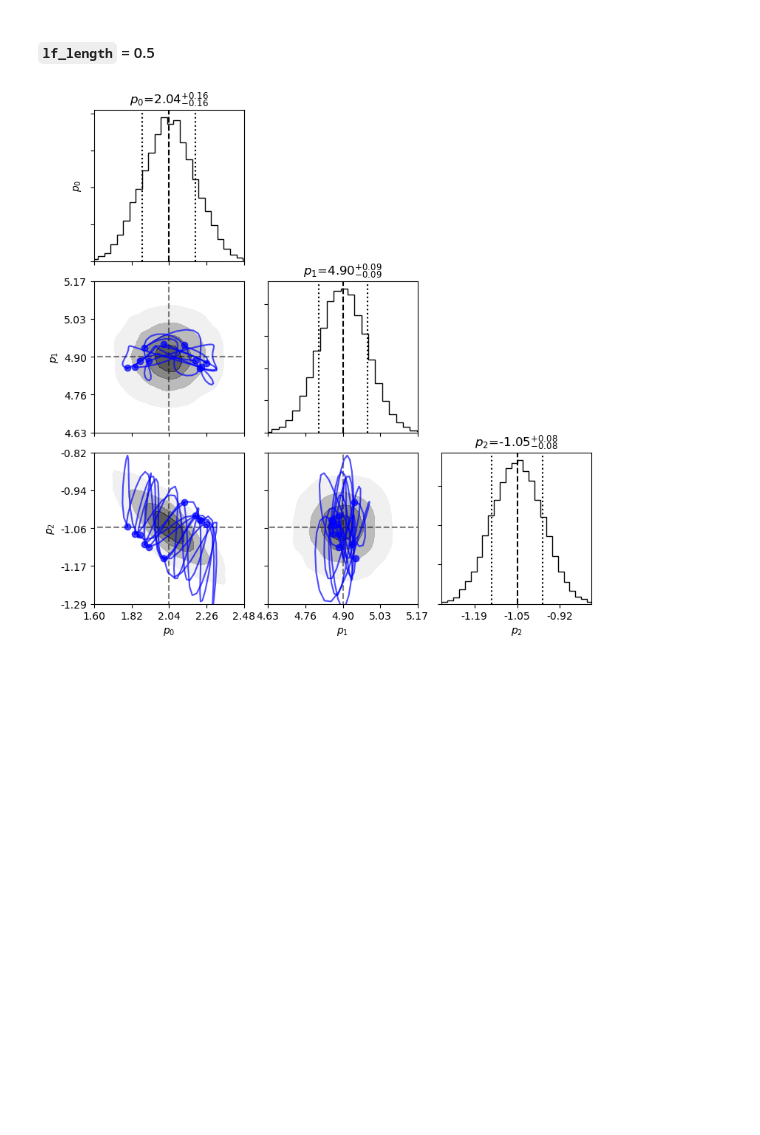
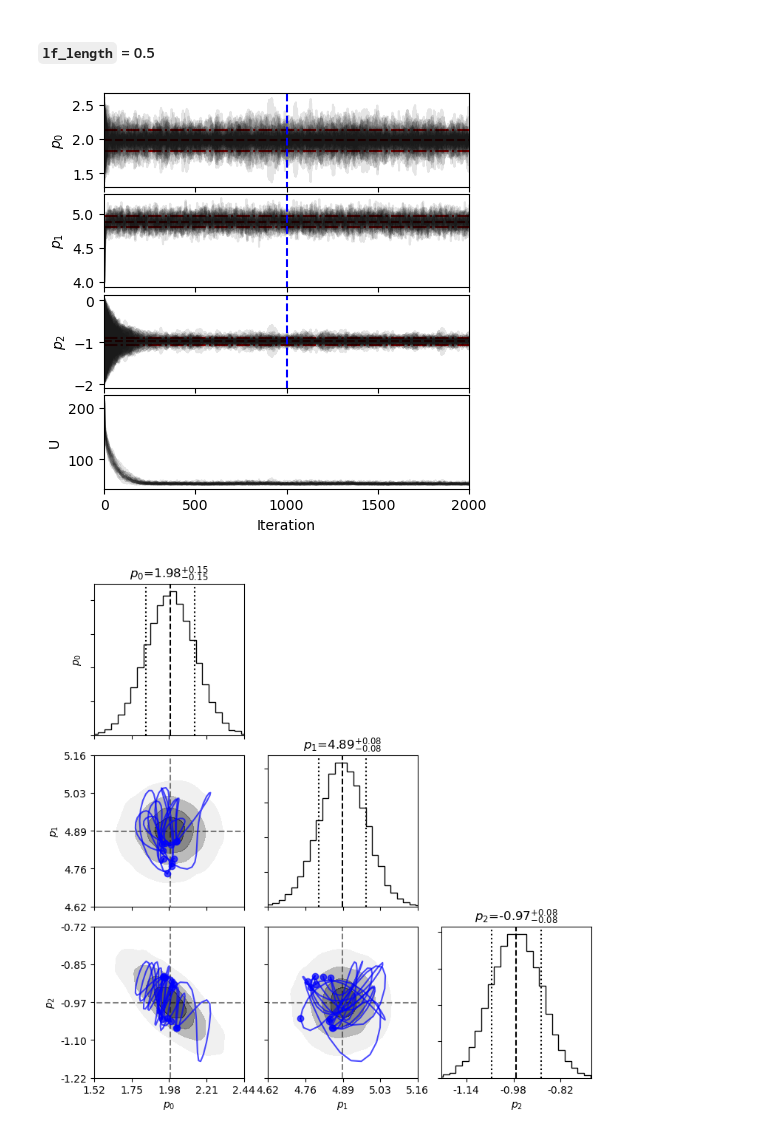
Before and after one commit to dylannpaterson/HMC, a Jupyter notebook: example.ipynb, the cells around one changed output. Saved outputs shown, nothing was run; the diff lists cells and outputs as text; code cells hidden in the pictures; blank space fills up the shorter version.

```diff
--- a/example.ipynb
+++ b/example.ipynb
@@ -18,9 +45,16 @@ from  hmcSampler import HMCSampler
 # %%
 def U(q):
-    return np.sum((y - model(q,x))**2,axis=1)/2.0
+    return np.sum((y - model(q,x))**2,axis=-1)/2.0
 
 def dU(q):
     return np.sum((y - model(q,x))*(-1.0*dmodel(q,x)), axis=2)
+
+def ddU(q):
+
+    d1 = np.asarray([dmodel(q,x)]*q.shape[0])
+    d2 = np.transpose(d1,(1,0,2,3))
+
+    return np.sum(d1*d2, axis=3)
 
 def model(q,x):
     return np.polynomial.polynomial.polyval(x,q)
@@ -71,8 +105,9 @@ Also set some of the optional parameters (these will use default values is not s
 smp = HMCSampler()
 
 smp.U = U
-smp.dU = dU
+#smp.dU = dU
 
+smp.dim_labels = [r"$p_0$",r"$p_1$",r"$p_2$"]
 smp.qi = np.asarray([1.5,4.0,0.0])
 
 smp.n_samples = 1000
@@ -86,0 +130,3 @@ smp.run_hmc()
+# %%
+smp.run_hmc()
+chain_plot = smp.plot_chains()
@@ -135,9 +347,11 @@ orbit_plot = smp.plot_orbits(10,
 # %% [markdown]
 #### `lf_length` = 0.5
 # %%
+smp.reset()
 smp.lf_length = 0.5 #probably a bit long, but looks like it worked ok - note that it doesn't significantly change the sampled distributions
 smp.run_hmc()
-orbit_plot = smp.plot_orbits(10,
-               [r"$p_0$",r"$p_1$",r"$p_2$",r"$p_3$",r"$p_4$"])
+chains_plot = smp.plot_chains()
+orbit_plot = smp.plot_orbits()
 # %% [output]
-[figure, old version]
+[figure, new version]
+[figure, added]
```
Also changed, not shown: parts of 31 cells of this notebook.
